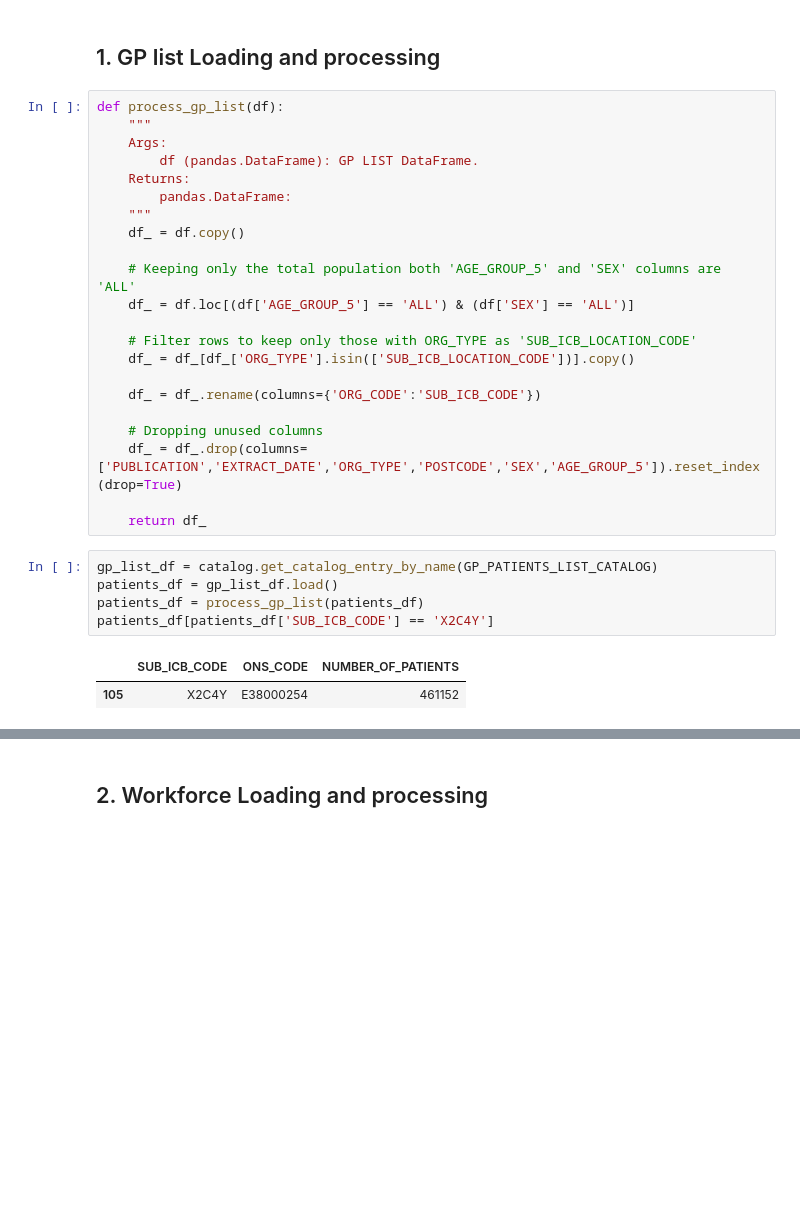
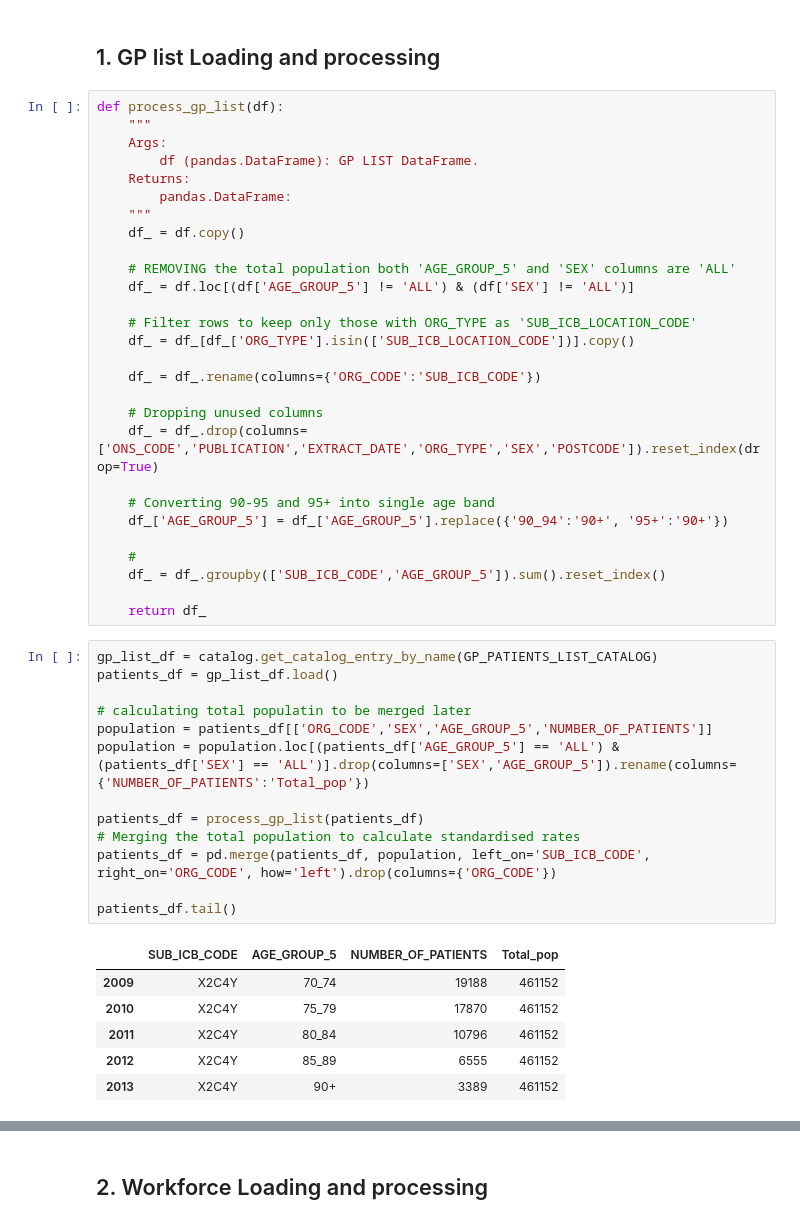
Before and after one commit to Norfolk-Suffolk-ICS/PrimaryCareDemandAndCapacity, a Jupyter notebook: notebooks/2e_Appointments_vs_staffing.ipynb, the cells around one changed output, grey strips where cells are left out. Saved outputs shown, nothing was run; the diff lists cells and outputs as text; blank space fills up the shorter version.

```diff
--- a/notebooks/2e_Appointments_vs_staffing.ipynb
+++ b/notebooks/2e_Appointments_vs_staffing.ipynb
@@ -96,8 +102,8 @@ def process_gp_list(df):
     """
     df_ = df.copy()
 
-    # Keeping only the total population both 'AGE_GROUP_5' and 'SEX' columns are 'ALL'
-    df_ = df.loc[(df['AGE_GROUP_5'] == 'ALL') & (df['SEX'] == 'ALL')]
+    # REMOVING the total population both 'AGE_GROUP_5' and 'SEX' columns are 'ALL'
+    df_ = df.loc[(df['AGE_GROUP_5'] != 'ALL') & (df['SEX'] != 'ALL')]
 
     # Filter rows to keep only those with ORG_TYPE as 'SUB_ICB_LOCATION_CODE'
     df_ = df_[df_['ORG_TYPE'].isin(['SUB_ICB_LOCATION_CODE'])].copy()
@@ -105,14 +111,32 @@ def process_gp_list(df):
     df_ = df_.rename(columns={'ORG_CODE':'SUB_ICB_CODE'})
 
     # Dropping unused columns
-    df_ = df_.drop(columns=['PUBLICATION','EXTRACT_DATE','ORG_TYPE','POSTCODE','SEX','AGE_GROUP_5']).reset_index(drop=True)
+    df_ = df_.drop(columns=['ONS_CODE','PUBLICATION','EXTRACT_DATE','ORG_TYPE','SEX','POSTCODE']).reset_index(drop=True)
+
+    # Converting 90-95 and 95+ into single age band
+    df_['AGE_GROUP_5'] = df_['AGE_GROUP_5'].replace({'90_94':'90+', '95+':'90+'})
+
+    #
+    df_ = df_.groupby(['SUB_ICB_CODE','AGE_GROUP_5']).sum().reset_index()
 
     return df_
-# %%
-gp_list_df = catalog.get_catalog_entry_by_name(GP_PATIENTS_LIST_CATALOG)
-patients_df = gp_list_df.load()
-patients_df = process_gp_list(patients_df)
-patients_df[patients_df['SUB_ICB_CODE'] == 'X2C4Y']
-# %% [output]
-|  | SUB_ICB_CODE | ONS_CODE | NUMBER_OF_PATIENTS |
-| 105 | X2C4Y | E38000254 | 461152 |
+# %%
+gp_list_df = catalog.get_catalog_entry_by_name(GP_PATIENTS_LIST_CATALOG)
+patients_df = gp_list_df.load()
+
+# calculating total populatin to be merged later
+population = patients_df[['ORG_CODE','SEX','AGE_GROUP_5','NUMBER_OF_PATIENTS']]
+population = population.loc[(patients_df['AGE_GROUP_5'] == 'ALL') & (patients_df['SEX'] == 'ALL')].drop(columns=['SEX','AGE_GROUP_5']).rename(columns={'NUMBER_OF_PATIENTS':'Total_pop'})
+
+patients_df = process_gp_list(patients_df)
+# Merging the total population to calculate standardised rates
+patients_df = pd.merge(patients_df, population, left_on='SUB_ICB_CODE', right_on='ORG_CODE', how='left').drop(columns={'ORG_CODE'})
+
+patients_df.tail()
+# %% [output]
+|  | SUB_ICB_CODE | AGE_GROUP_5 | NUMBER_OF_PATIENTS | Total_pop |
+| 2009 | X2C4Y | 70_74 | 19188 | 461152 |
+| 2010 | X2C4Y | 75_79 | 17870 | 461152 |
+| 2011 | X2C4Y | 80_84 | 10796 | 461152 |
+| 2012 | X2C4Y | 85_89 | 6555 | 461152 |
+| 2013 | X2C4Y | 90+ | 3389 | 461152 |
```
Also changed, not shown: parts of 2 cells of this notebook.
